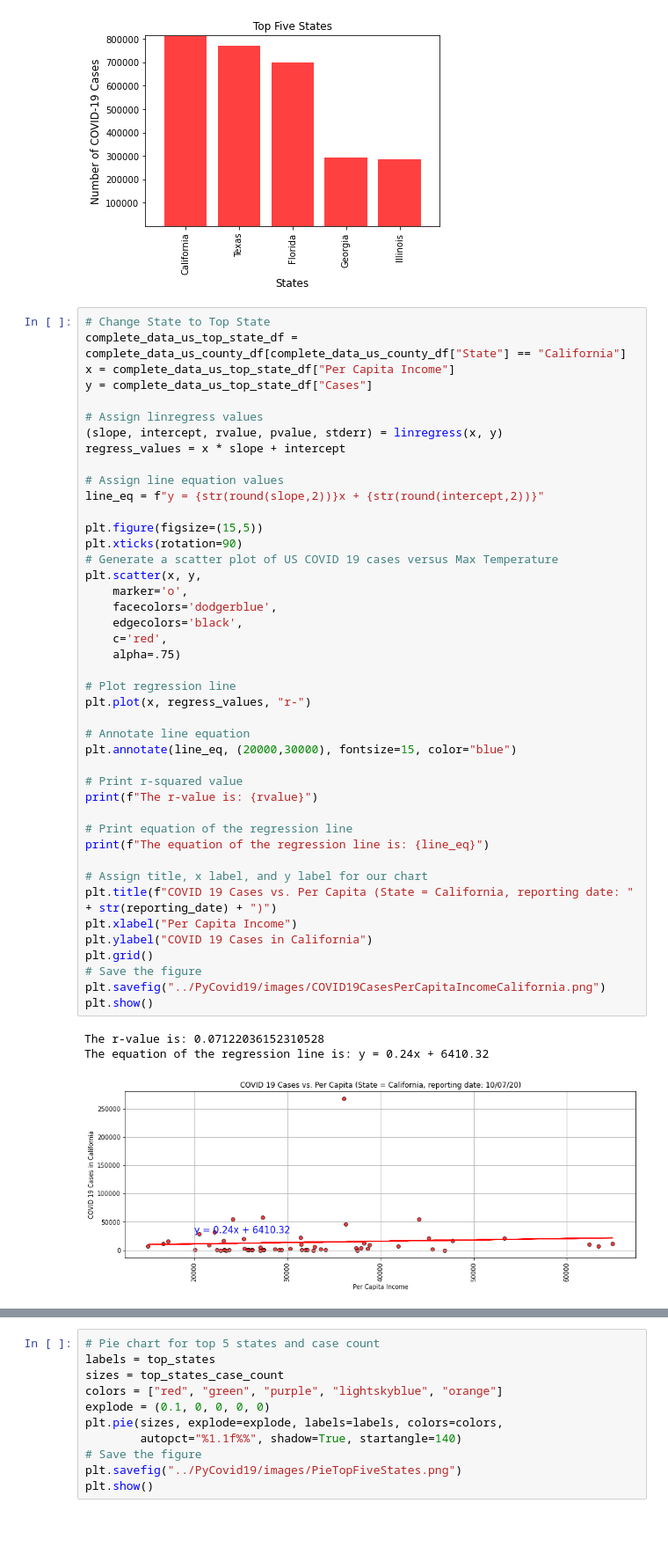
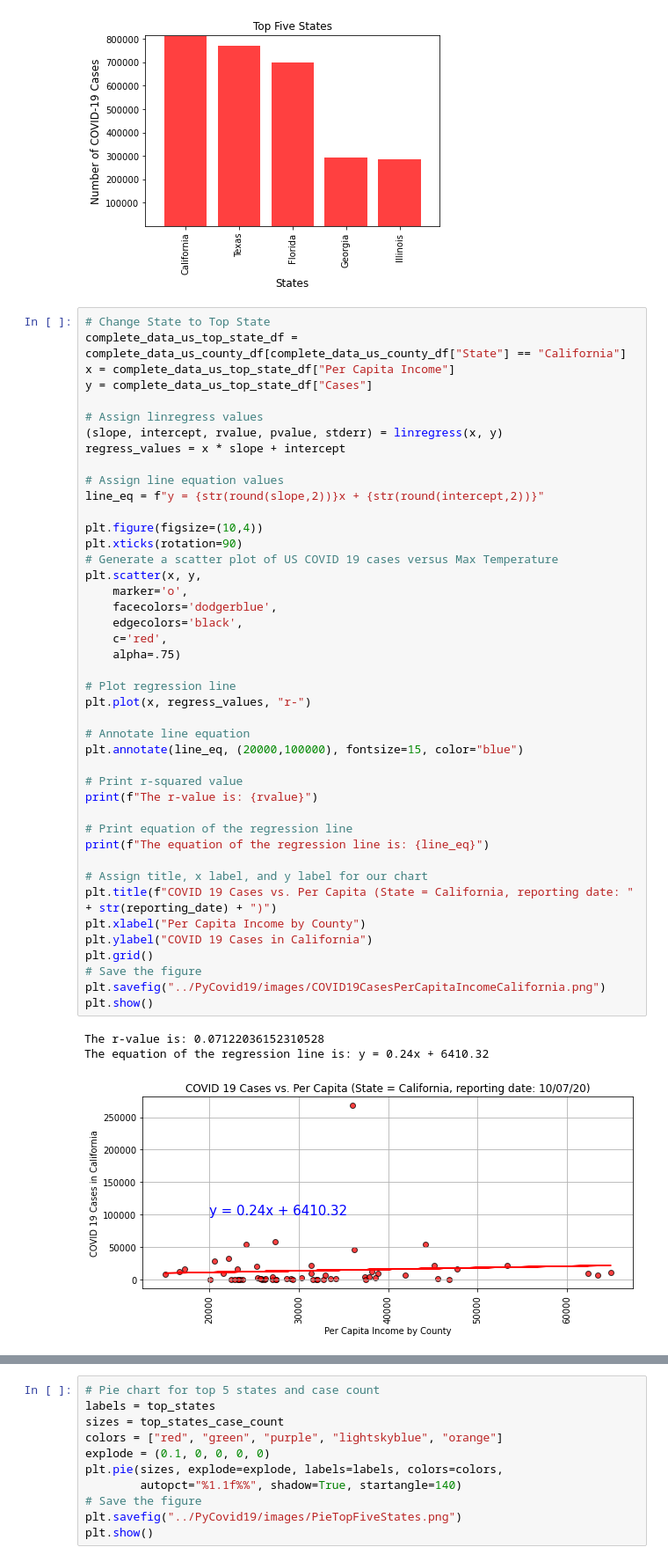
Before and after one commit to anand-sharan/project-work-one, a Jupyter notebook: PyCovid19/pycovid19.ipynb, the cells around one changed output, grey strips where cells are left out. Shown: that part at 88% size. Cells and saved outputs as stored; diff of their text form; blank space fills up the shorter version.

```diff
--- a/PyCovid19/pycovid19.ipynb
+++ b/PyCovid19/pycovid19.ipynb
@@ -985,40 +985,40 @@ regress_values = x * slope + intercept
 # Assign line equation values
 line_eq = f"y = {str(round(slope,2))}x + {str(round(intercept,2))}"
 
-plt.figure(figsize=(15,5))
+plt.figure(figsize=(10,4))
 plt.xticks(rotation=90)
 # Generate a scatter plot of US COVID 19 cases versus Max Temperature
 plt.scatter(x, y,
     marker='o',
     facecolors='dodgerblue',
     edgecolors='black',
     c='red',
     alpha=.75)
 
 # Plot regression line
 plt.plot(x, regress_values, "r-")
 
 # Annotate line equation
-plt.annotate(line_eq, (20000,30000), fontsize=15, color="blue")
+plt.annotate(line_eq, (20000,100000), fontsize=15, color="blue")
 
 # Print r-squared value
 print(f"The r-value is: {rvalue}")
 
 # Print equation of the regression line
 print(f"The equation of the regression line is: {line_eq}")
 
 # Assign title, x label, and y label for our chart
 plt.title(f"COVID 19 Cases vs. Per Capita (State = California, reporting date: " + str(reporting_date) + ")")
-plt.xlabel("Per Capita Income")
+plt.xlabel("Per Capita Income by County")
 plt.ylabel("COVID 19 Cases in California")
 plt.grid()
 # Save the figure
 plt.savefig("../PyCovid19/images/COVID19CasesPerCapitaIncomeCalifornia.png")
 plt.show()
 # %% [output]
 The r-value is: 0.07122036152310528
 The equation of the regression line is: y = 0.24x + 6410.32
-[figure, old version]
+[figure, new version]
 # %%
 # Change State to Top State
 complete_data_us_top_state_df = complete_data_us_county_df[complete_data_us_county_df["State"] == "California"]
```
Also changed, not shown: parts of 3 cells of this notebook, 8 other files.
